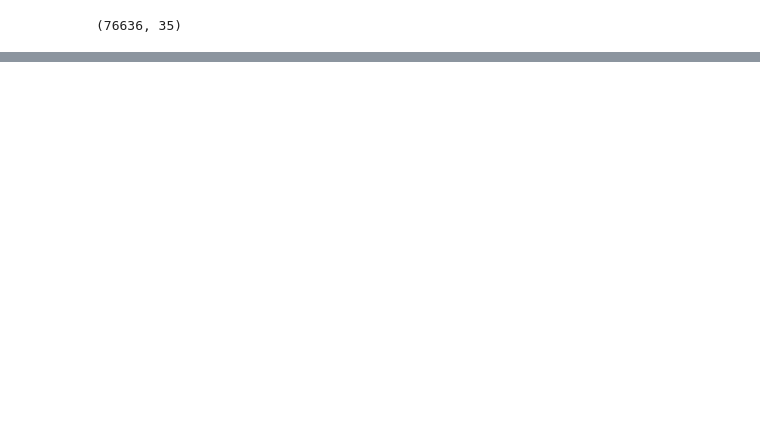
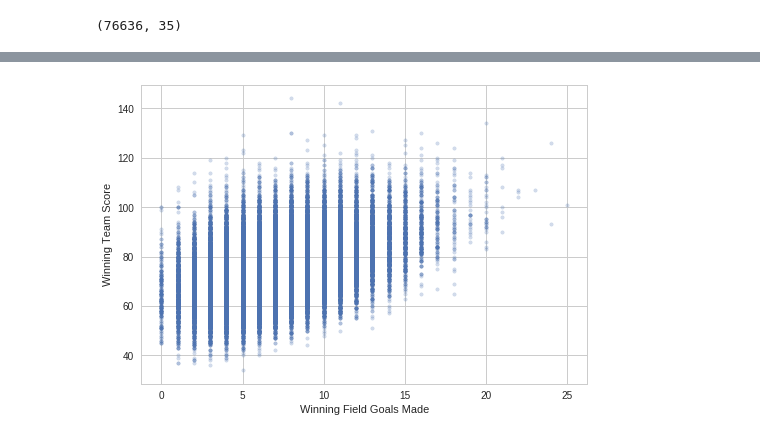
Before and after one commit to nmichniok/MarchMadness, a Jupyter notebook: Kaggle Data.ipynb, the cells around one changed output, grey strips where cells are left out. Drawn from its saved outputs; the diff is of its cells as text; code cells hidden in the pictures; blank space fills up the shorter version.

```diff
--- a/Kaggle Data.ipynb
+++ b/Kaggle Data.ipynb
@@ -50,6 +89,7 @@ team_stats = stats[cols]
 # %%
+#function to make unique row id
 def make_id(row):
-    return str(row['Season']) + '_' + str(row['Wteam']) + '_' + str(row['Lteam'])
+    return str(row['Season']) + '_' + str(row['Wteam']) + '_' + str(row['Lteam']) + '_' + str(row['Daynum'])
 # %%
 reg_season['game_id'] = None
 reg_season['game_id'] = reg_season.apply(lambda row: make_id(row),axis=1)
@@ -168,3 +331,13 @@ memory usage: 11.4+ MB
+# %%
+#reg_season['W']
+
+plt.scatter(x=reg_season['Wfgm3'], y=reg_season['Wscore'], marker='.', alpha=0.25)
+plt.xlabel('Winning Field Goals Made')
+plt.ylabel('Winning Team Score')
+ax = plt.gca()
+plt.show()
+# %% [output]
+[figure, added]
 # %%
 def createTrainingSet(df, year):
     df_train = df[df['season'] != year] #remove one year to test on later
```
Also changed, not shown: parts of 106 cells of this notebook, 1 other file.
